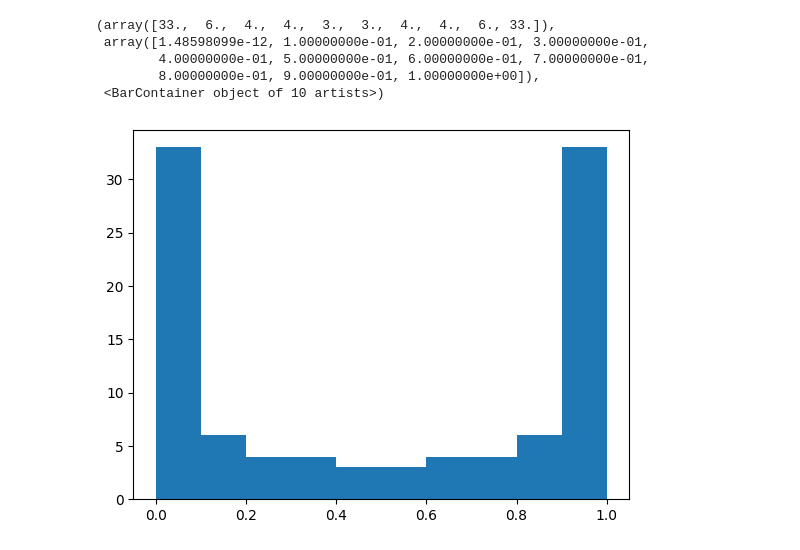
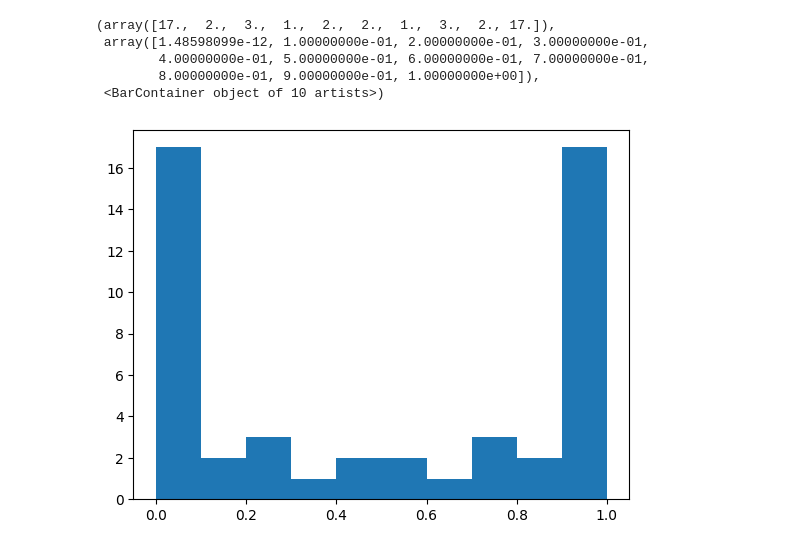
Before and after one commit to fastovetsilya/ProbGBT, a Jupyter notebook: prob_gbt/prob_gbt/train_gbt.ipynb, the cells around one changed output. Saved outputs shown, nothing was run; the diff lists cells and outputs as text; code cells hidden in the pictures.

```diff
--- a/prob_gbt/prob_gbt/train_gbt.ipynb
+++ b/prob_gbt/prob_gbt/train_gbt.ipynb
@@ -62,19 +70,19 @@ Test set: 3096 samples
 # %%
 # Uniformly spaced quantiles
-uniform_quantiles = np.linspace(0.01, 0.99, 100)
+uniform_quantiles = np.linspace(0.01, 0.99, 50)
 
 # Transform using normal distribution's PPF
 non_uniform_quantiles = stats.norm.cdf(stats.norm.ppf(uniform_quantiles) * 3)
 
 # Ensure values are within [0,1]
 non_uniform_quantiles = np.clip(non_uniform_quantiles, 0, 1)
 
 quantiles = non_uniform_quantiles
 plt.hist(quantiles)
 # %% [output]
-(array([33.,  6.,  4.,  4.,  3.,  3.,  4.,  4.,  6., 33.]),
+(array([17.,  2.,  3.,  1.,  2.,  2.,  1.,  3.,  2., 17.]),
  array([1.48598099e-12, 1.00000000e-01, 2.00000000e-01, 3.00000000e-01,
         4.00000000e-01, 5.00000000e-01, 6.00000000e-01, 7.00000000e-01,
         8.00000000e-01, 9.00000000e-01, 1.00000000e+00]),
  <BarContainer object of 10 artists>)
-[figure, old version]
+[figure, new version]
```
Also changed, not shown: parts of 16 cells of this notebook, 9 other files.
